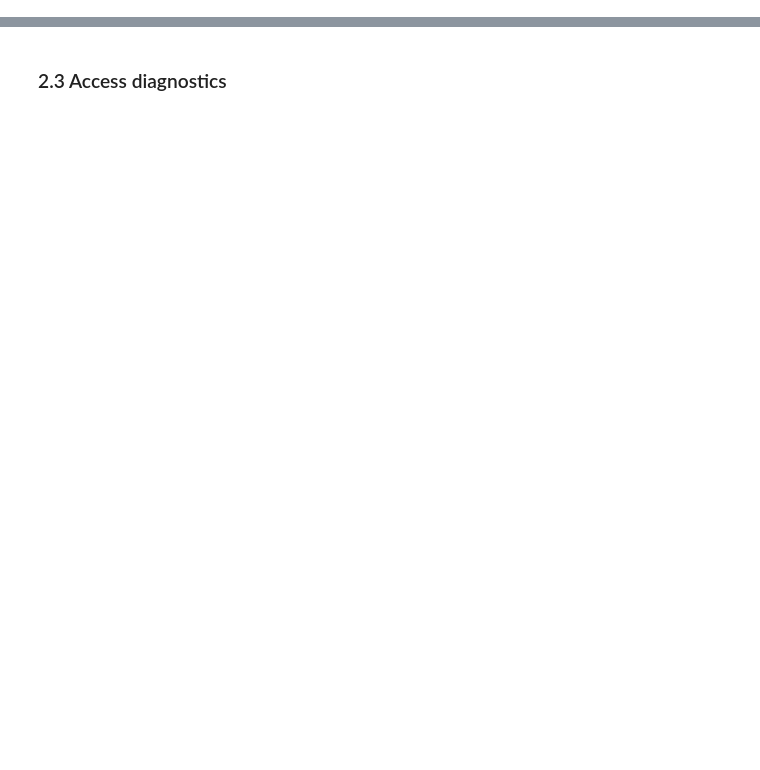
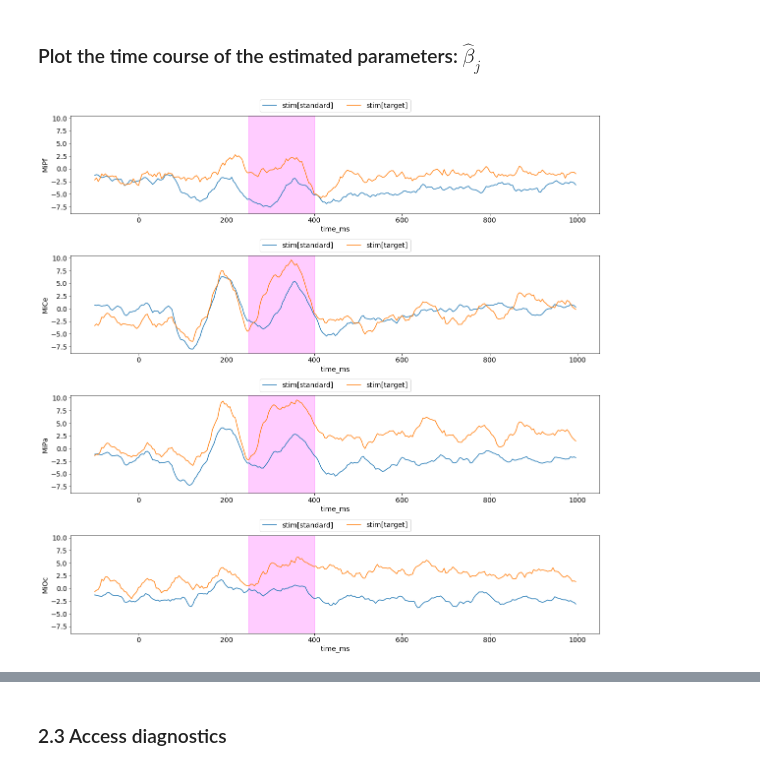
Before and after one commit to kutaslab/fitgrid, a Jupyter notebook: notebooks/Demo.ipynb, the cells around one changed output, grey strips where cells are left out. Saved outputs shown, nothing was run; the diff lists cells and outputs as text; code cells hidden in the pictures; blank space fills up the shorter version.

```diff
--- a/notebooks/Demo.ipynb
+++ b/notebooks/Demo.ipynb
@@ -56,0 +25,12 @@ _ = lm_grid.plot_adj_rsquared()
+# %%
+p3_df = pd.read_hdf(
+    '../tests/data/sub000p3.epochs.h5',
+    'p3'
+)
+
+n_epochs = len(p3_df['epoch_id'].unique())
+n_timepoints = len(p3_df['time_ms'].unique())
+print(f"Number of epochs: {n_epochs}")
+print(f"Number of discrete timepoints per epoch: {n_timepoints}")
+print(f"Total number of rows: number of epochs * timepoints per epoch = {n_epochs * n_timepoints}")
+display(p3_df)
@@ -56,0 +56,9 @@ _ = lm_grid.plot_adj_rsquared()
+# %%
+p3_df.set_index(['epoch_id', 'time_ms'], inplace=True)
+
+fg_epx_p3 = fg.epochs_from_dataframe(
+    p3_df.query("stim in ['target', 'standard'] and eeg_artifact == False"),
+    epoch_id='epoch_id',
+    time='time_ms',
+    channels=['MiPf', 'MiCe', 'MiPa', 'MiOc']  # defaults
+)
@@ -56,0 +120,9 @@ _ = lm_grid.plot_adj_rsquared()
+# %%
+lm_grid_dummy = fg.lm(
+    fg_epx_p3,
+    RHS="0 + stim",
+    LHS=['MiPf', 'MiCe', 'MiPa', 'MiOc']
+)
+
+# params are the
+lm_grid_dummy[:,'MiPa'].params.unstack()
@@ -56,0 +145,8 @@ _ = lm_grid.plot_adj_rsquared()
+# %% [markdown]
+### Plot the time course of the estimated parameters: $\hat{\beta}_{j}$
+# %%
+f, axs = lm_grid_dummy.plot_betas()
+for ax in axs:
+    ax.axvspan(250, 400, color='magenta', alpha=.2)
+# %% [output]
+[figure, added]
```
Also changed, not shown: parts of 43 cells of this notebook, 3 other files.
